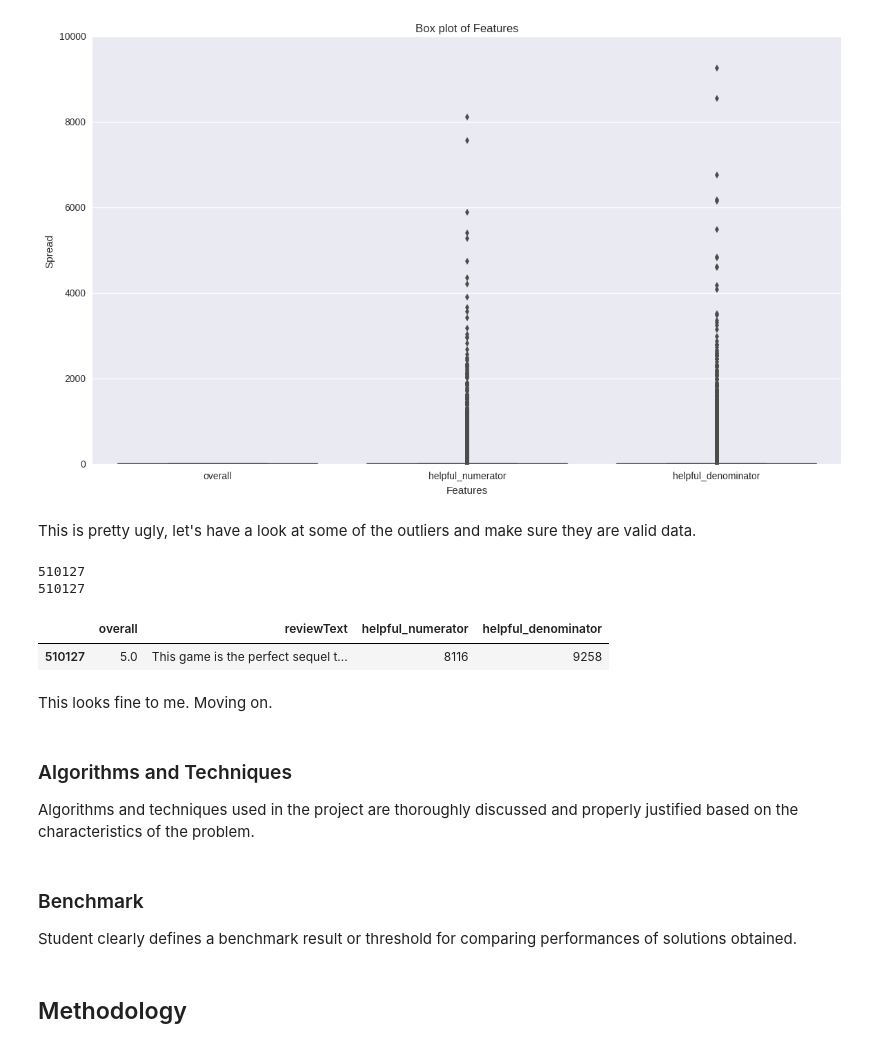
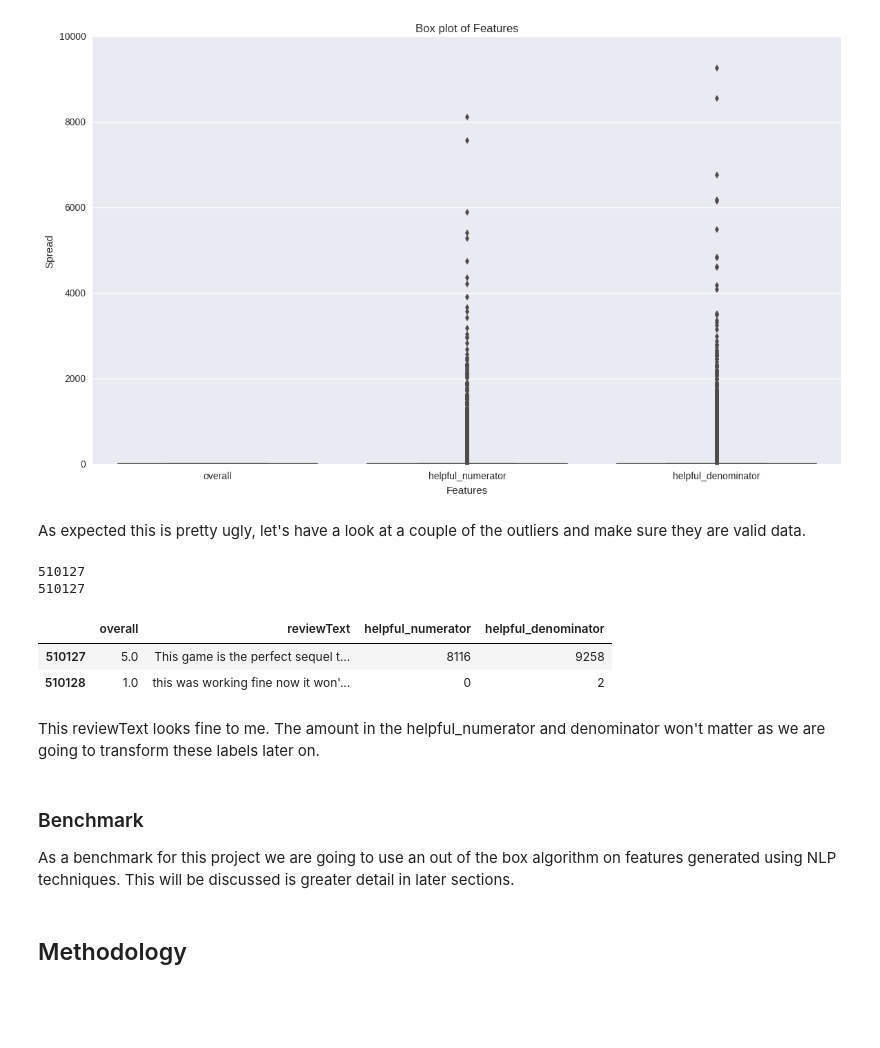
Before and after one commit to t-lanigan/amazon-review-classifier, a Jupyter notebook: amazon-review-classification.ipynb, the cells around one changed output. Saved outputs shown, nothing was run; the diff lists cells and outputs as text; code cells hidden in the pictures; blank space fills up the shorter version.

```diff
--- a/amazon-review-classification.ipynb
+++ b/amazon-review-classification.ipynb
@@ -232,6 +230,6 @@ display(sns.boxplot(df[df.columns]))
 <matplotlib.axes._subplots.AxesSubplot at 0x...>
 [figure]
 # %% [markdown]
-This is pretty ugly, let's have a look at some of the outliers and make sure they are valid data.
+As expected this is pretty ugly, let's have a look at a couple of the outliers and make sure they are valid data.
 # %%
 print (df['helpful_numerator'].idxmax(axis=0, skipna=True))
@@ -240,18 +238,16 @@ print (df['helpful_denominator'].idxmax(axis = 0, skipna = True))
 510127
 510127
 # %%
-df.iloc[[510127]]
+df.iloc[[510127,510128]]
 # %% [output]
 |  | overall | reviewText | helpful_numerator | helpful_denominator |
 | 510127 | 5.0 | This game is the perfect sequel t... | 8116 | 9258 |
+| 510128 | 1.0 | this was working fine now it won'... | 0 | 2 |
-# %% [markdown]
-This looks fine to me. Moving on.
-# %% [markdown]
-### Algorithms and Techniques
-Algorithms and techniques used in the project are thoroughly discussed and properly justified based on the characteristics of the problem.
-# %% [markdown]
-### Benchmark
-Student clearly defines a benchmark result or threshold for comparing performances of solutions obtained.
+# %% [markdown]
+This reviewText looks fine to me. The amount in the helpful_numerator and denominator won't matter as we are going to transform these labels later on.
+# %% [markdown]
+### Benchmark
+As a benchmark for this project we are going to use an out of the box algorithm on features generated using NLP techniques. This will be discussed is greater detail in later sections.
 # %% [markdown]
 ## Methodology
 # %% [markdown]
```
Also changed, not shown: parts of 45 cells of this notebook.
